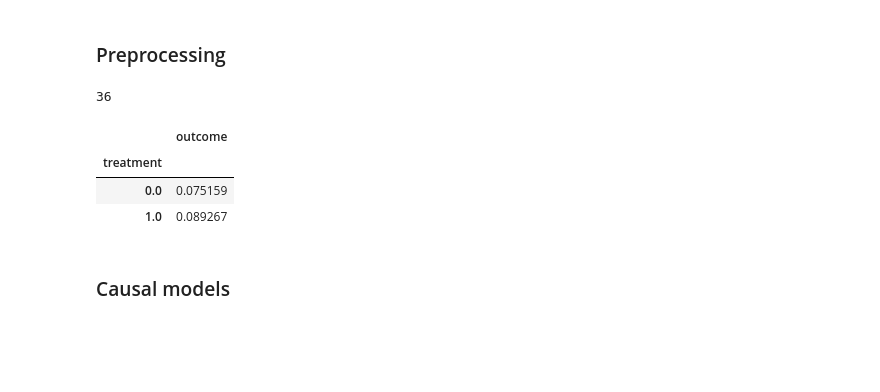
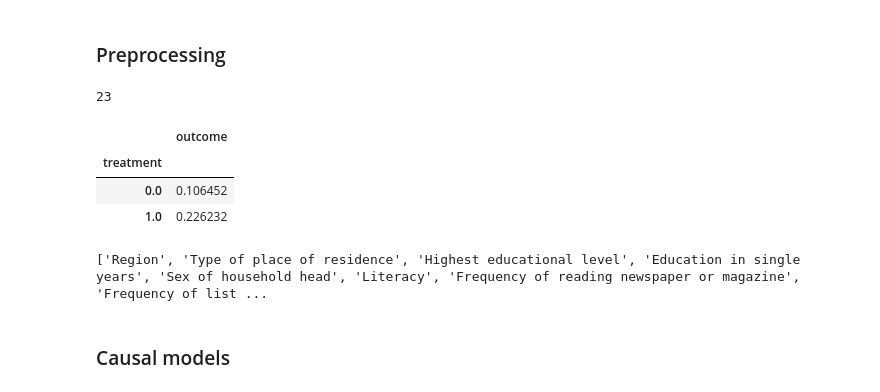
Before and after one commit to Viktour19/overlap-fp, a Jupyter notebook: ptree_exps.ipynb, the cells around one changed output. Cells and saved outputs as stored; diff of their text form; code cells hidden in the pictures; blank space fills up the shorter version.

```diff
--- a/ptree_exps.ipynb
+++ b/ptree_exps.ipynb
@@ -22,14 +22,16 @@ from matplotlib_venn import venn2, venn3
 # %%
 folder = '/home/victora/PositivityViolation/'
 # %%
-data = select_data(data_path=folder + 'data/ET_2016_Preprocessed.csv')
+data = select_data(data_path=folder + 'data/NG_2018_Preprocessed.csv')
 data[['treatment', 'outcome']].groupby(['treatment']).mean()
 # %% [output]
-36
+23
 |  | outcome |
 | treatment |  |
-| 0.0 | 0.075159 |
-| 1.0 | 0.089267 |
+| 0.0 | 0.106452 |
+| 1.0 | 0.226232 |
 # %%
-# print([description(x) for x in pd.read_csv(DATA_PATH).columns[:-2]])
+print([description(x) for x in pd.read_csv(DATA_PATH).columns[:-2]])
+# %% [output]
+['Region', 'Type of place of residence', 'Highest educational level', 'Education in single years', 'Sex of household head', 'Literacy', 'Frequency of reading newspaper or magazine', 'Frequency of list ...
 # %%
```
Also changed, not shown: parts of 8 cells of this notebook, 33 other files.
